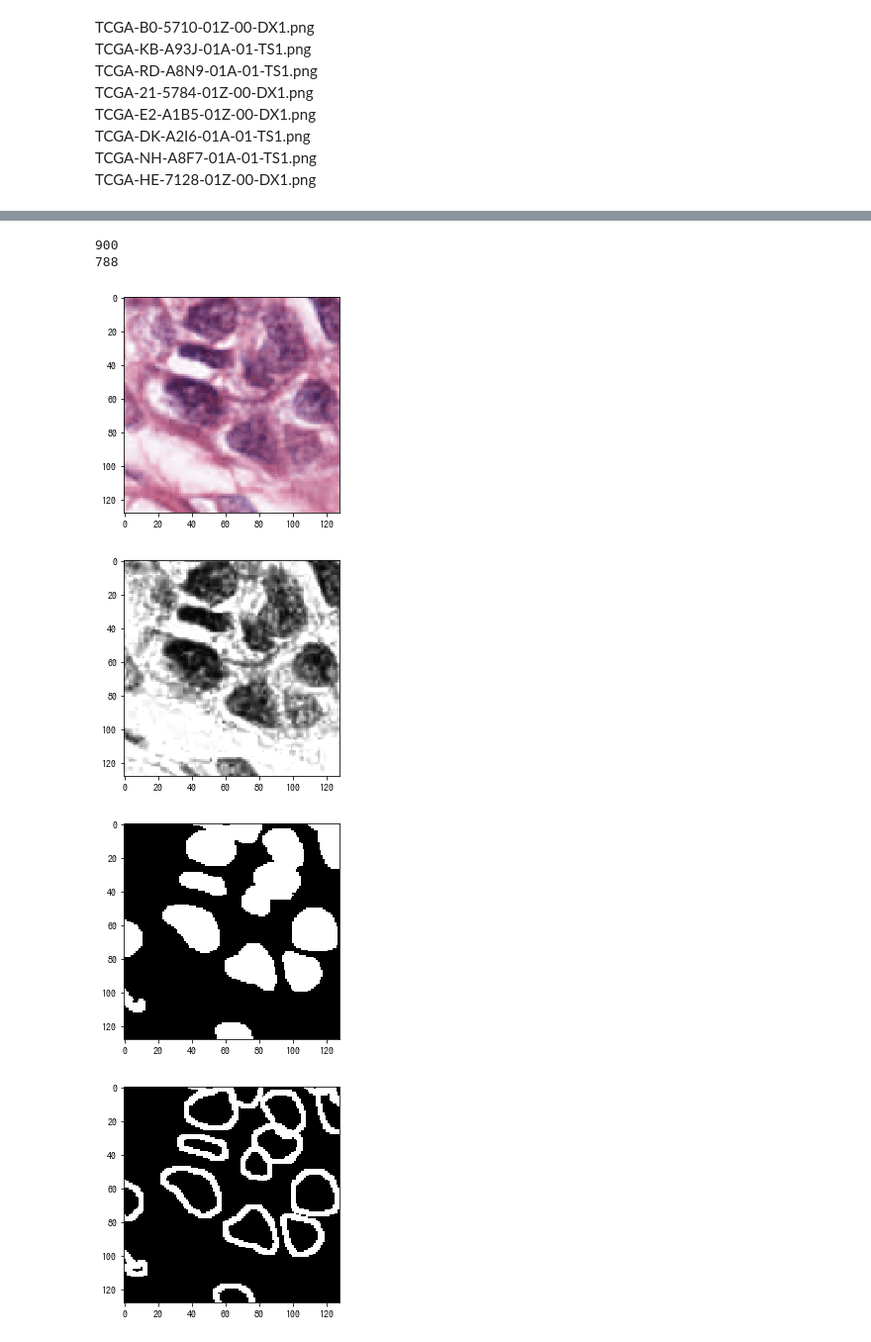
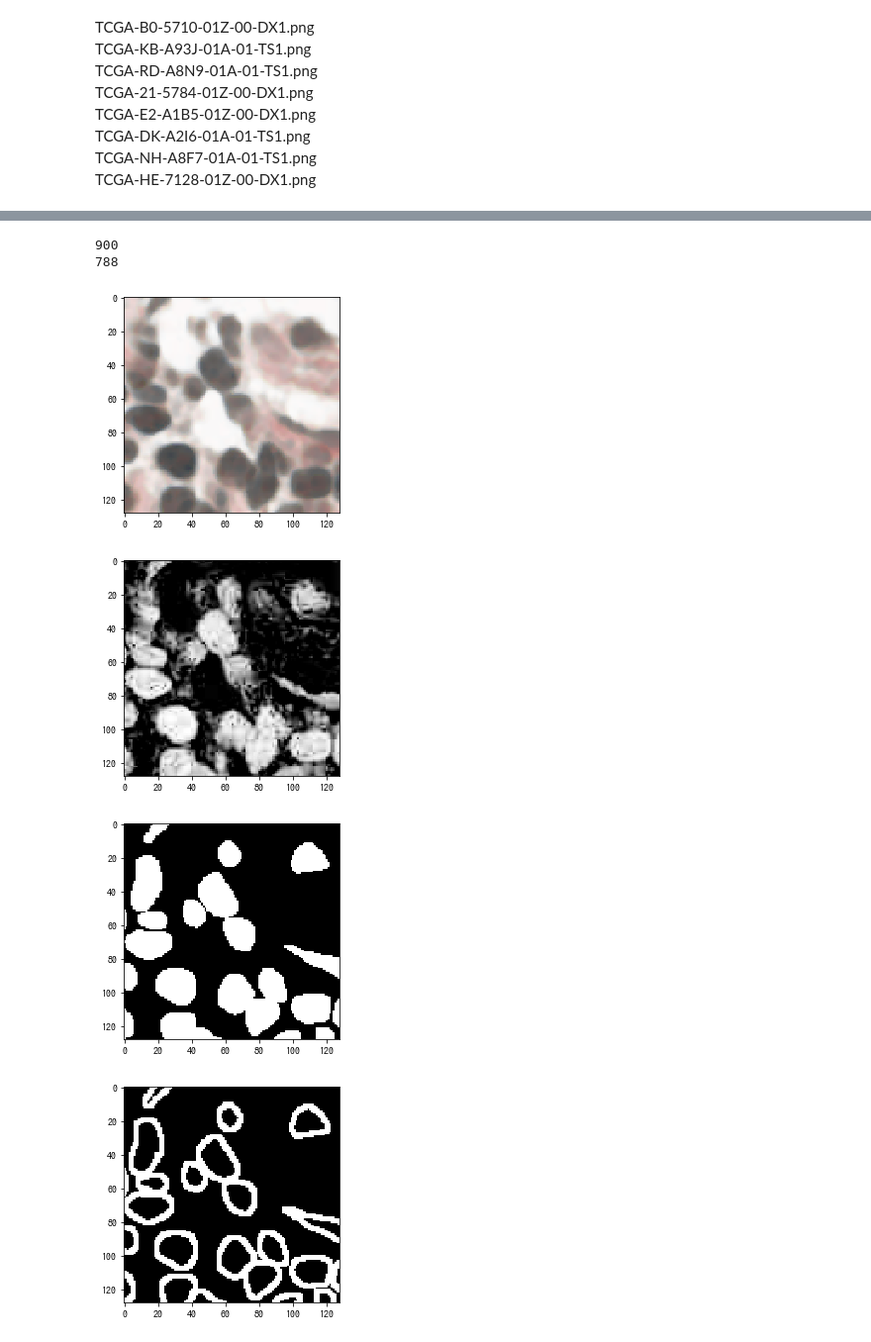
Before and after one commit to atheeth96/pseudo_hard_attention_gates, a Jupyter notebook: pseudoHardAttentionGates.ipynb, the cells around one changed output, grey strips where cells are left out. Shown at 99% size. Saved outputs shown, nothing was run; the diff lists cells and outputs as text; code cells hidden in the pictures.

Commit message:
Dataset,Metrics and Models

```diff
--- a/pseudoHardAttentionGates.ipynb
+++ b/pseudoHardAttentionGates.ipynb
@@ -193,24 +172,28 @@ Exception
 # %%
 batch_size_train=4
 batch_size_test=4
-transform=torchvision.transforms.Compose([Scale(),ToTensor()])
+
+train_transform=torchvision.transforms.Compose([RandomMedianBlur(p=0.4),\
+                                                RandomHorizontalFlip(p=0.4)\
+                                               ,Scale(),ToTensor()])
+test_transform=torchvision.transforms.Compose([Scale(),ToTensor()])
 train_dataset=DataSet(h_e_train_patch_dir,h_train_patch_dir\
                       ,nuclei_mask_train_patch_dir, boundary_mask_train_patch_dir\
-                      ,transform=transform,attn_gray=True)
+                      ,transform=train_transform,attn_gray=True)
 train_loader=DataLoader(train_dataset,batch_size=batch_size_train,shuffle=True)
 test_dataset=DataSet(h_e_test_patch_dir,h_test_patch_dir\
                       ,nuclei_mask_test_patch_dir, boundary_mask_test_patch_dir\
-                      ,transform=transform,attn_gray=True)
-test_loader=DataLoader(test_dataset,batch_size=batch_size_test,shuffle=False)
+                      ,transform=test_transform,attn_gray=True)
+test_loader=DataLoader(test_dataset,batch_size=batch_size_test,shuffle=True)
 
 print(train_loader.__len__())
 print(test_loader.__len__())
-visualize_loader(test_loader,1)
+visualize_loader(test_loader,0)
 # %% [output]
 900
 788
-[figure, old version]
+[figure, new version]
-[figure, old version]
+[figure, new version]
-[figure, old version]
+[figure, new version]
-[figure, old version]
+[figure, new version]
 # %%
```
Also changed, not shown: parts of 10 cells of this notebook, 4 other files.
